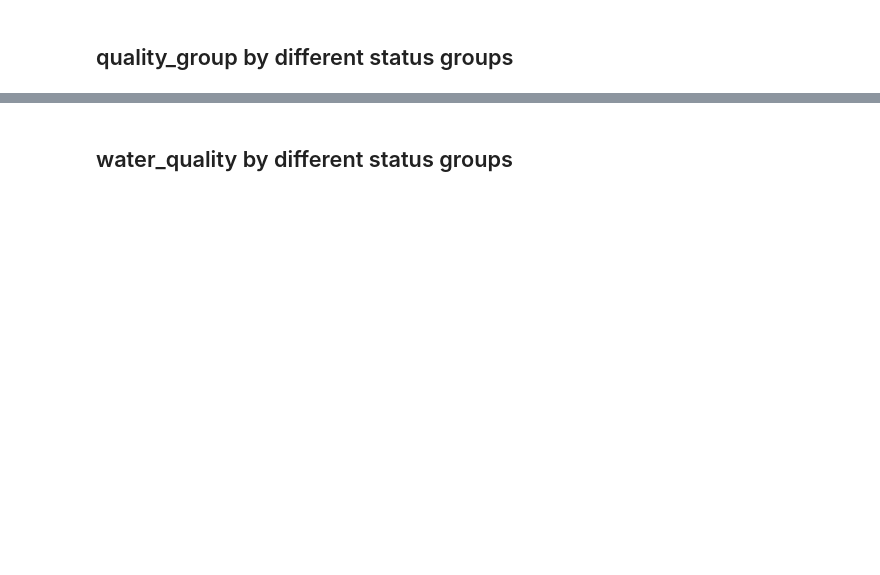
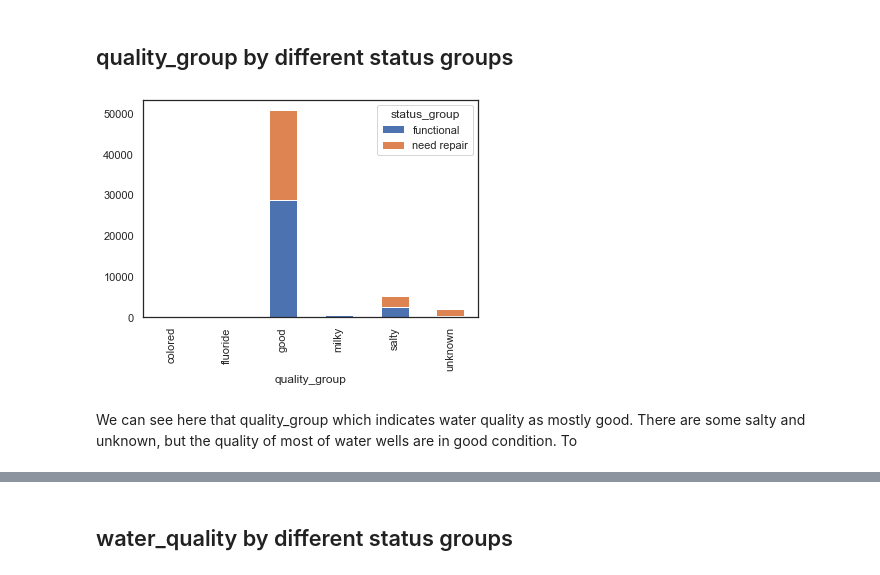
Before and after one commit to wooyounghong/water-wells-classification, a Jupyter notebook: 2.EDA.ipynb, the cells around one changed output, grey strips where cells are left out. Saved outputs shown, nothing was run; the diff lists cells and outputs as text; code cells hidden in the pictures; blank space fills up the shorter version.

```diff
--- a/2.EDA.ipynb
+++ b/2.EDA.ipynb
@@ -165,5 +211,11 @@ sns.distplot(df['population']);
 # %% [markdown]
 ## quality_group by different status groups
+# %%
+pd.crosstab(df['quality_group'], df['status_group']).plot.bar(stacked=True);
+# %% [output]
+[figure, added]
+# %% [markdown]
+We can see here that quality_group which indicates water quality as mostly good. There are some salty and unknown, but the quality of most of water wells are in good condition. To
 # %%
 pd.crosstab(df['quality_group'], df['status_group'], normalize='index').plot.bar(stacked=True);
 
```
Also changed, not shown: parts of 79 cells of this notebook, 4 other files.
